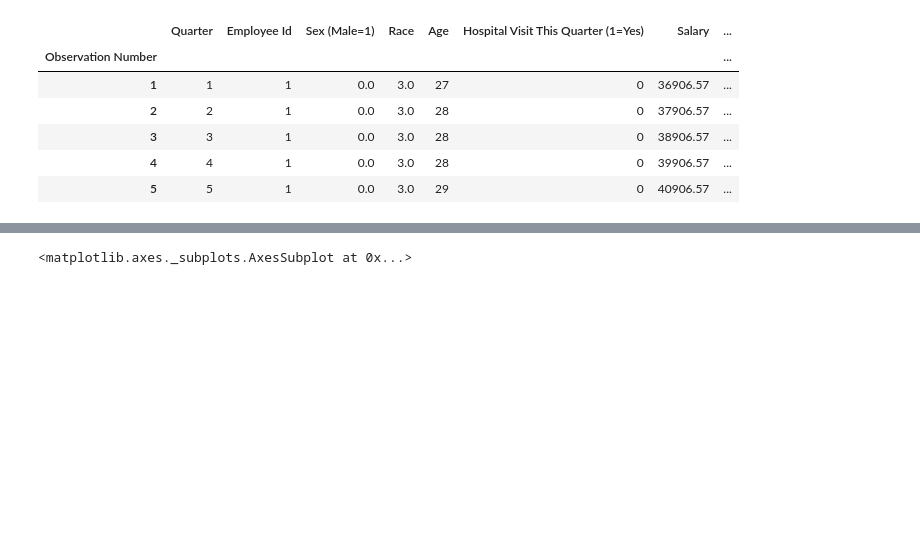
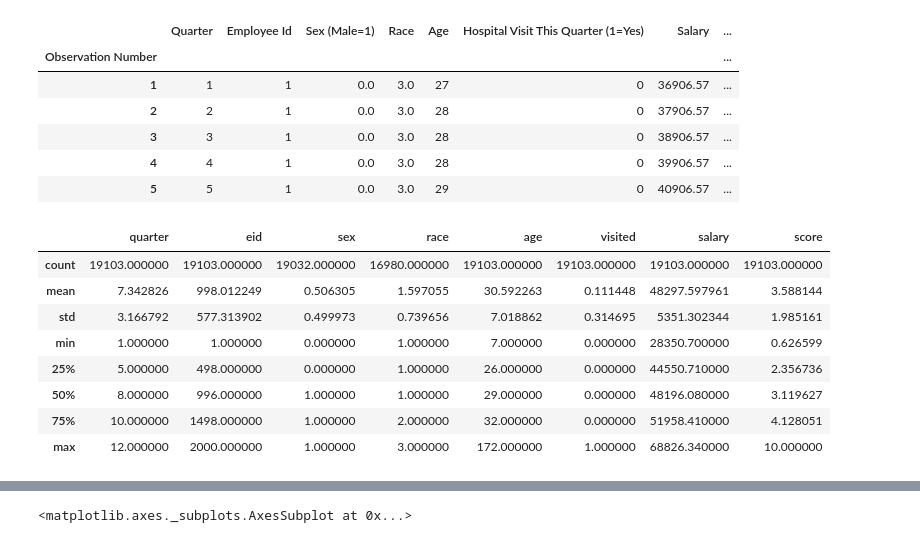
Before and after one commit to ProudHoosier/DS, a Jupyter notebook: Untitled1.ipynb, the cells around one changed output, grey strips where cells are left out. Drawn from its saved outputs; the diff is of its cells as text; code cells hidden in the pictures; blank space fills up the shorter version.

```diff
--- a/Untitled1.ipynb
+++ b/Untitled1.ipynb
@@ -17,3 +17,15 @@ data.head()
 | 5 | 5 | 1 | 0.0 | 3.0 | 29 | 0 | 40906.57 | ... |
 # %%
 data.columns = ['quarter', 'eid', 'sex', 'race', 'age', 'visited', 'salary', 'score']
+# %%
+data.describe()
+# %% [output]
+|  | quarter | eid | sex | race | age | visited | salary | score |
+| count | 19103.000000 | 19103.000000 | 19032.000000 | 16980.000000 | 19103.000000 | 19103.000000 | 19103.000000 | 19103.000000 |
+| mean | 7.342826 | 998.012249 | 0.506305 | 1.597055 | 30.592263 | 0.111448 | 48297.597961 | 3.588144 |
+| std | 3.166792 | 577.313902 | 0.499973 | 0.739656 | 7.018862 | 0.314695 | 5351.302344 | 1.985161 |
+| min | 1.000000 | 1.000000 | 0.000000 | 1.000000 | 7.000000 | 0.000000 | 28350.700000 | 0.626599 |
+| 25% | 5.000000 | 498.000000 | 0.000000 | 1.000000 | 26.000000 | 0.000000 | 44550.710000 | 2.356736 |
+| 50% | 8.000000 | 996.000000 | 1.000000 | 1.000000 | 29.000000 | 0.000000 | 48196.080000 | 3.119627 |
+| 75% | 10.000000 | 1498.000000 | 1.000000 | 2.000000 | 32.000000 | 0.000000 | 51958.410000 | 4.128051 |
+| max | 12.000000 | 2000.000000 | 1.000000 | 3.000000 | 172.000000 | 1.000000 | 68826.340000 | 10.000000 |
```
Also changed, not shown: parts of 20 cells of this notebook.
